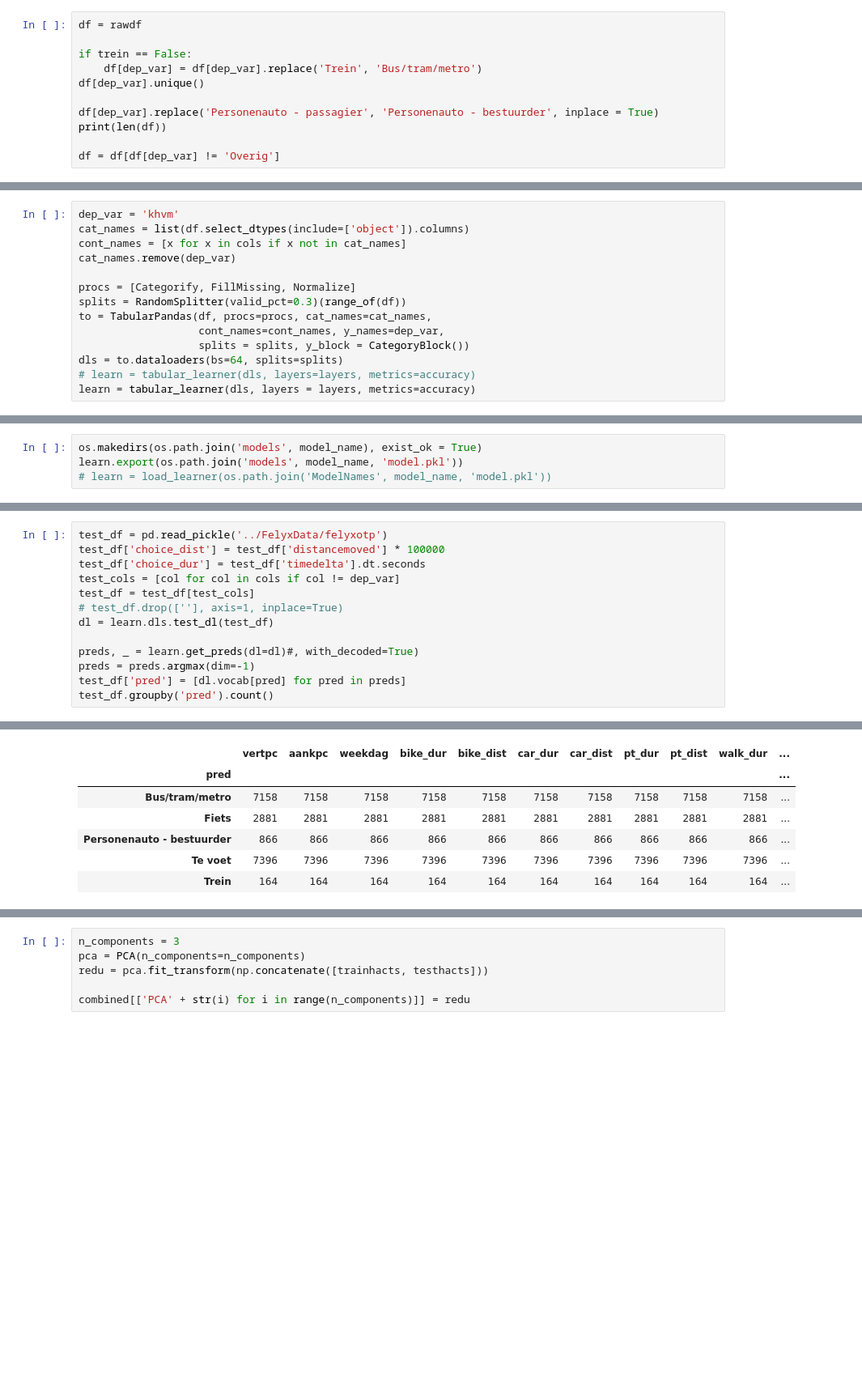
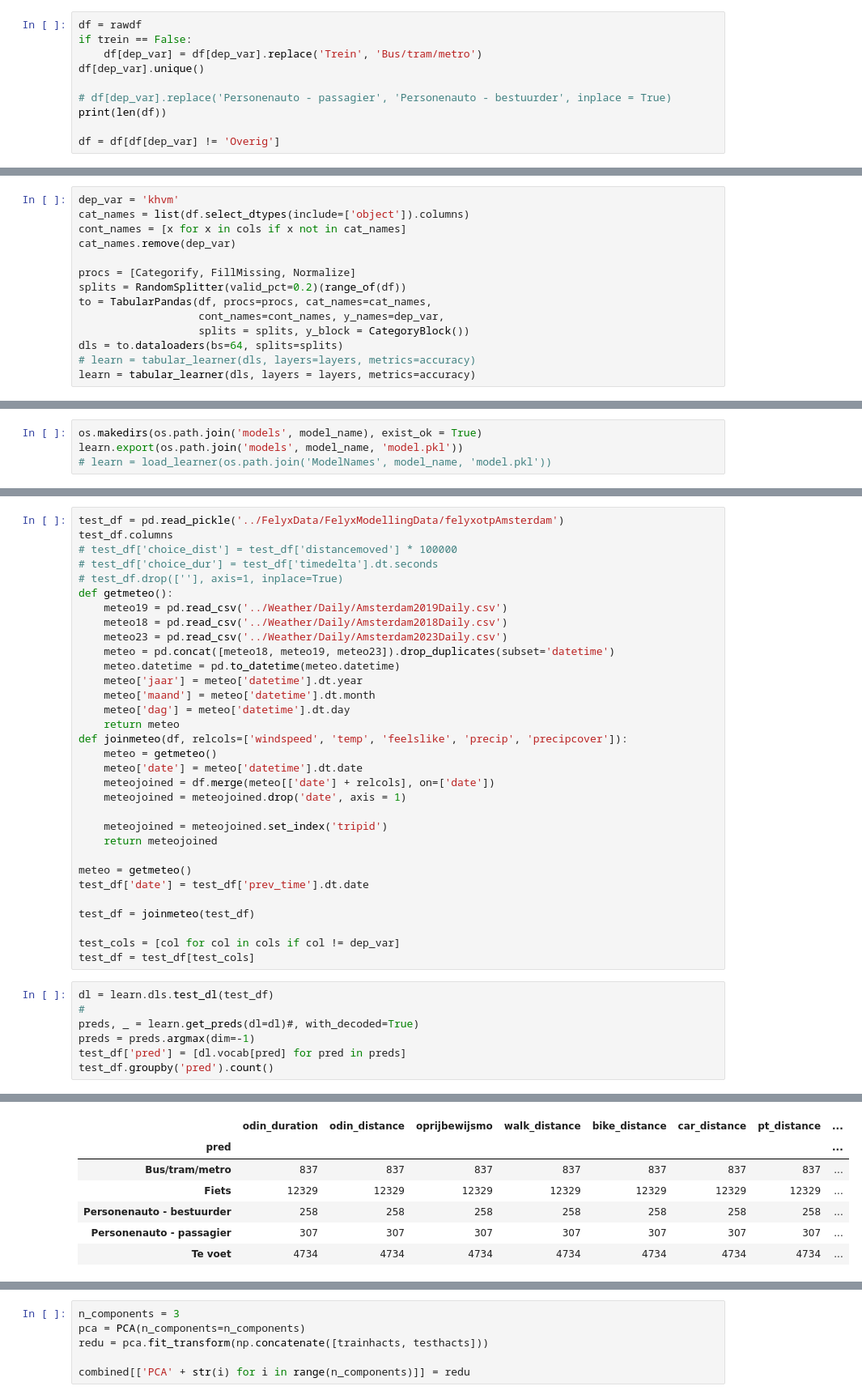
Before and after one commit to RabbiJoshy/Mobility2Vec, a Jupyter notebook: Embeddings/FelyxOTPEmbedFastAI.ipynb, the cells around one changed output, grey strips where cells are left out. Shown: that part at 81% size. Cells and saved outputs as stored; diff of their text form; blank space fills up the shorter version.

```diff
--- a/Embeddings/FelyxOTPEmbedFastAI.ipynb
+++ b/Embeddings/FelyxOTPEmbedFastAI.ipynb
@@ -98,12 +129,11 @@ print(len(rawdf))
 # df = rawdf[rawdf.aankpc.isin(i) & rawdf.vertpc.isin(i2)]
 # %%
 df = rawdf
-
 if trein == False:
     df[dep_var] = df[dep_var].replace('Trein', 'Bus/tram/metro')
 df[dep_var].unique()
 
-df[dep_var].replace('Personenauto - passagier', 'Personenauto - bestuurder', inplace = True)
+# df[dep_var].replace('Personenauto - passagier', 'Personenauto - bestuurder', inplace = True)
 print(len(df))
 
 df = df[df[dep_var] != 'Overig']
@@ -146,7 +182,7 @@ cont_names = [x for x in cols if x not in cat_names]
 cat_names.remove(dep_var)
 
 procs = [Categorify, FillMissing, Normalize]
-splits = RandomSplitter(valid_pct=0.3)(range_of(df))
+splits = RandomSplitter(valid_pct=0.2)(range_of(df))
 to = TabularPandas(df, procs=procs, cat_names=cat_names,
                    cont_names=cont_names, y_names=dep_var,
                    splits = splits, y_block = CategoryBlock())
@@ -192,22 +212,48 @@ interp.plot_confusion_matrix(figsize=(8,8))
+# %%
+test_df = pd.read_pickle('../FelyxData/FelyxModellingData/felyxotpAmsterdam')
+test_df.columns
+# test_df['choice_dist'] = test_df['distancemoved'] * 100000
+# test_df['choice_dur'] = test_df['timedelta'].dt.seconds
+# test_df.drop([''], axis=1, inplace=True)
+def getmeteo():
+    meteo19 = pd.read_csv('../Weather/Daily/Amsterdam2019Daily.csv')
+    meteo18 = pd.read_csv('../Weather/Daily/Amsterdam2018Daily.csv')
+    meteo23 = pd.read_csv('../Weather/Daily/Amsterdam2023Daily.csv')
+    meteo = pd.concat([meteo18, meteo19, meteo23]).drop_duplicates(subset='datetime')
+    meteo.datetime = pd.to_datetime(meteo.datetime)
+    meteo['jaar'] = meteo['datetime'].dt.year
+    meteo['maand'] = meteo['datetime'].dt.month
+    meteo['dag'] = meteo['datetime'].dt.day
+    return meteo
+def joinmeteo(df, relcols=['windspeed', 'temp', 'feelslike', 'precip', 'precipcover']):
+    meteo = getmeteo()
+    meteo['date'] = meteo['datetime'].dt.date
+    meteojoined = df.merge(meteo[['date'] + relcols], on=['date'])
+    meteojoined = meteojoined.drop('date', axis = 1)
+
+    meteojoined = meteojoined.set_index('tripid')
+    return meteojoined
+
+meteo = getmeteo()
+test_df['date'] = test_df['prev_time'].dt.date
+
+test_df = joinmeteo(test_df)
+
+test_cols = [col for col in cols if col != dep_var]
+test_df = test_df[test_cols]
 # %%
-test_df = pd.read_pickle('../FelyxData/felyxotp')
-test_df['choice_dist'] = test_df['distancemoved'] * 100000
-test_df['choice_dur'] = test_df['timedelta'].dt.seconds
-test_cols = [col for col in cols if col != dep_var]
-test_df = test_df[test_cols]
-# test_df.drop([''], axis=1, inplace=True)
 dl = learn.dls.test_dl(test_df)
-
+#
 preds, _ = learn.get_preds(dl=dl)#, with_decoded=True)
 preds = preds.argmax(dim=-1)
 test_df['pred'] = [dl.vocab[pred] for pred in preds]
 test_df.groupby('pred').count()
 # %% [output]
 [interactive output not drawn]
-|  | vertpc | aankpc | weekdag | bike_dur | bike_dist | car_dur | car_dist | pt_dur | pt_dist | walk_dur | ... |
-| pred |  |  |  |  |  |  |  |  |  |  | ... |
-| Bus/tram/metro | 7158 | 7158 | 7158 | 7158 | 7158 | 7158 | 7158 | 7158 | 7158 | 7158 | ... |
-| Fiets | 2881 | 2881 | 2881 | 2881 | 2881 | 2881 | 2881 | 2881 | 2881 | 2881 | ... |
-| Personenauto - bestuurder | 866 | 866 | 866 | 866 | 866 | 866 | 866 | 866 | 866 | 866 | ... |
-| Te voet | 7396 | 7396 | 7396 | 7396 | 7396 | 7396 | 7396 | 7396 | 7396 | 7396 | ... |
-| Trein | 164 | 164 | 164 | 164 | 164 | 164 | 164 | 164 | 164 | 164 | ... |
+|  | odin_duration | odin_distance | oprijbewijsmo | walk_distance | bike_distance | car_distance | pt_distance | ... |
+| pred |  |  |  |  |  |  |  | ... |
+| Bus/tram/metro | 837 | 837 | 837 | 837 | 837 | 837 | 837 | ... |
+| Fiets | 12329 | 12329 | 12329 | 12329 | 12329 | 12329 | 12329 | ... |
+| Personenauto - bestuurder | 258 | 258 | 258 | 258 | 258 | 258 | 258 | ... |
+| Personenauto - passagier | 307 | 307 | 307 | 307 | 307 | 307 | 307 | ... |
+| Te voet | 4734 | 4734 | 4734 | 4734 | 4734 | 4734 | 4734 | ... |
```
Also changed, not shown: parts of 21 cells of this notebook, 3 other files.
